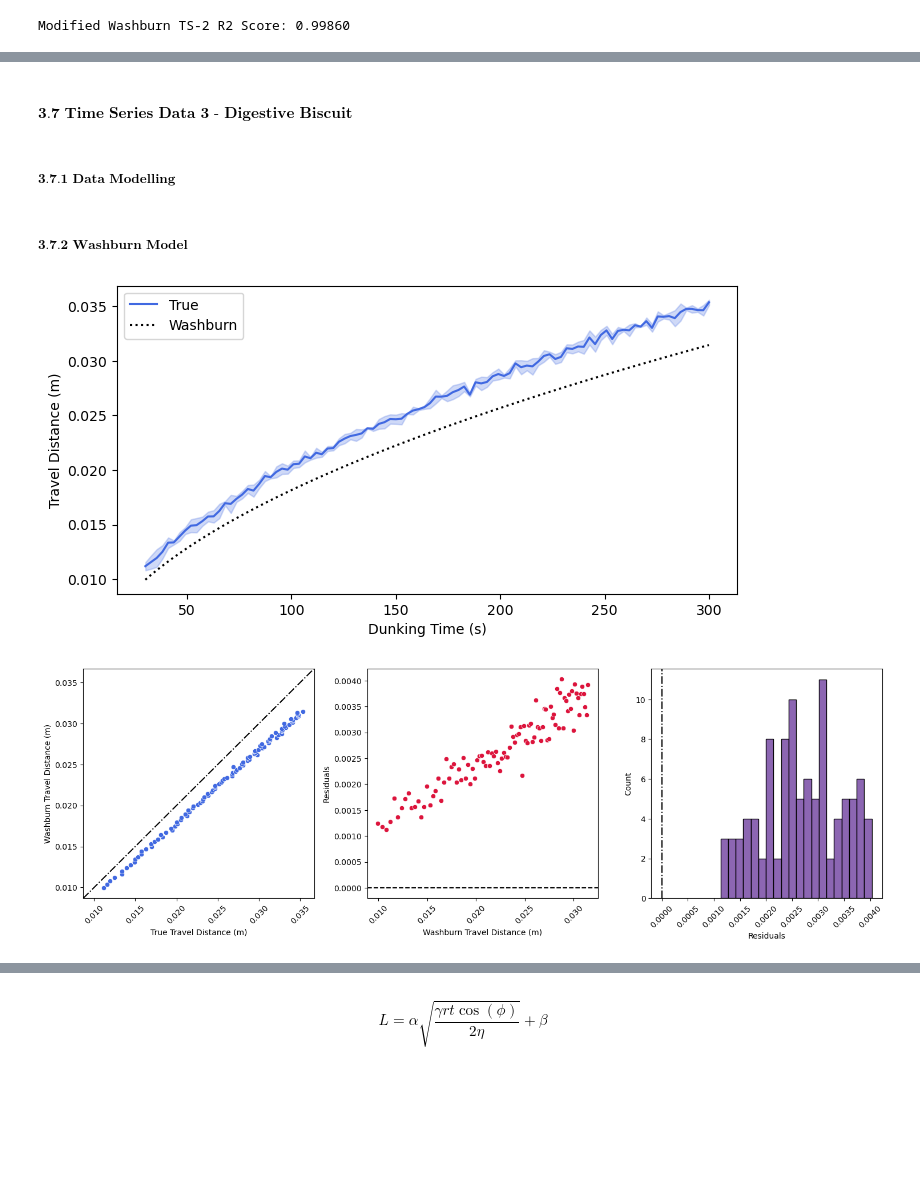
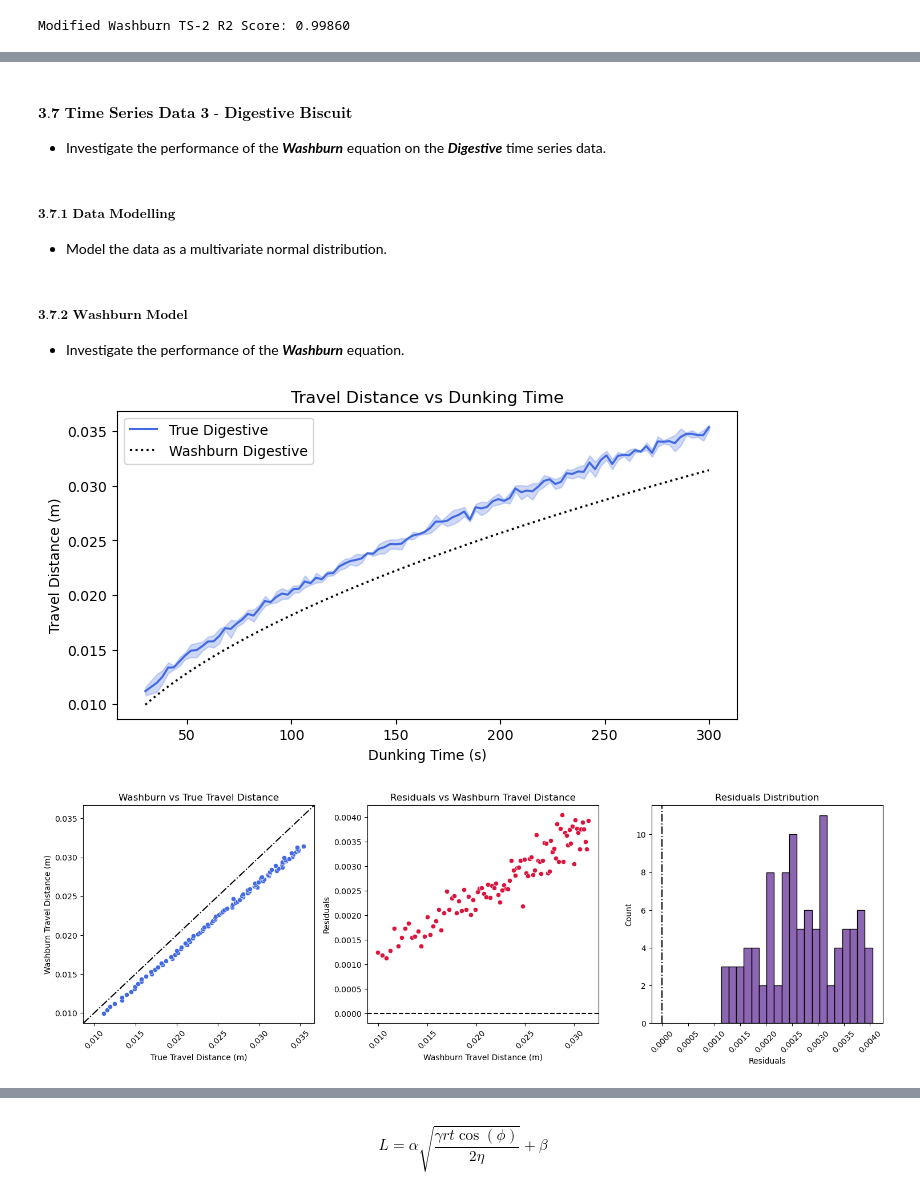
Before and after one commit to Pavan365/Biscuit-Dunking-Project, a Jupyter notebook: src/data-modelling/flow_modelling.ipynb, the cells around one changed output, grey strips where cells are left out. Drawn from its saved outputs; the diff is of its cells as text; code cells hidden in the pictures; blank space fills up the shorter version.

```diff
--- a/src/data-modelling/flow_modelling.ipynb
+++ b/src/data-modelling/flow_modelling.ipynb
@@ -428,6 +476,7 @@ ax[0].plot([0, 1], [0, 1],
            color="k")
 
 # Set the labels.
+ax[0].set_title("RFR vs True Travel Distance")
 ax[0].set_xlabel("True Travel Distance (m)")
 ax[0].set_ylabel("RFR Travel Distance (m)")
 ax[0].legend(title="Biscuit")
@@ -440,6 +489,7 @@ ax[0].tick_params(axis="x", rotation=45)
 ax[1].axhline(y=0, linestyle="-.", color="k")
 
 # Set the labels.
+ax[1].set_title("Residuals vs RFR Travel Distance")
 ax[1].set_xlabel("RFR Travel Distance (m)")
 ax[1].set_ylabel("Residuals")
 ax[1].legend(title="Biscuit")
@@ -452,6 +502,7 @@ ax[1].tick_params(axis="x", rotation=45)
 ax[2].axvline(x=0, linestyle="-.", color="k")
 
 # Set the labels.
+ax[2].set_title("Residuals Distribution")
 ax[2].set_xlabel("Residuals")
 ax[2].set_ylabel("Count")
 ax[2].get_legend().set_title("Biscuit")
@@ -659,6 +751,7 @@ def comparison_plot(time_series: pd.DataFrame, predicted: np.ndarray, labels: li
             label=labels[1])
 
     # Set the labels.
+    ax.set_title("Travel Distance vs Dunking Time")
     ax.set_xlabel("Dunking Time (s)")
     ax.set_ylabel("Travel Distance (m)")
 
@@ -1052,7 +1191,11 @@ Bayes Factor (Modified vs Original Washburn) TS-2: 958.0385169184357
 # %% [markdown]
 #### $\textbf{3.7 Time Series Data 3 - Digestive Biscuit}$
+
++ Investigate the performance of the ***Washburn*** equation on the ***Digestive*** time series data.
 # %% [markdown]
 ##### $\textbf{3.7.1 Data Modelling}$
+
++ Model the data as a multivariate normal distribution.
 # %%
 # Create a diagonal covariance matrix.
 ts_3_covariance = np.diag(time_series_3["travel-distance-error"] ** 2)
@@ -1061,19 +1204,21 @@ ts_3_covariance = np.diag(time_series_3["travel-distance-error"] ** 2)
 ts_3_mvn = multivariate_normal(time_series_3["travel-distance"], ts_3_covariance)
 # %% [markdown]
 ##### $\textbf{3.7.2 Washburn Model}$
+
++ Investigate the performance of the ***Washburn*** equation.
 # %%
 # Predict the travel-distance using the Washburn model.
 washburn_ts_3_predicted = washburn_ts(pore_radius_mean["Digestive"], time_series_3["dunking-time"])
 # %%
 # Visualise the fit of the Washburn model.
-comparison_plot(time_series_3, washburn_ts_3_predicted, ("True", "Washburn"))
+comparison_plot(time_series_3, washburn_ts_3_predicted, ("True Digestive", "Washburn Digestive"))
 # %% [output]
-[figure, old version]
+[figure, new version]
 # %%
 # Visualise the performance of the Washburn model.
-performance_plot(time_series_3, washburn_ts_3_predicted, "Washburn Travel Distance (m)")
+performance_plot(time_series_3, washburn_ts_3_predicted, "Washburn")
 # %% [output]
-[figure, old version]
+[figure, new version]
 # %%
 # Calculate the log-likelihood of the Washburn model.
 washburn_ts_3_log_likelihood = ts_3_mvn.logpdf(washburn_ts_3_predicted)
```
Also changed, not shown: parts of 91 cells of this notebook.
